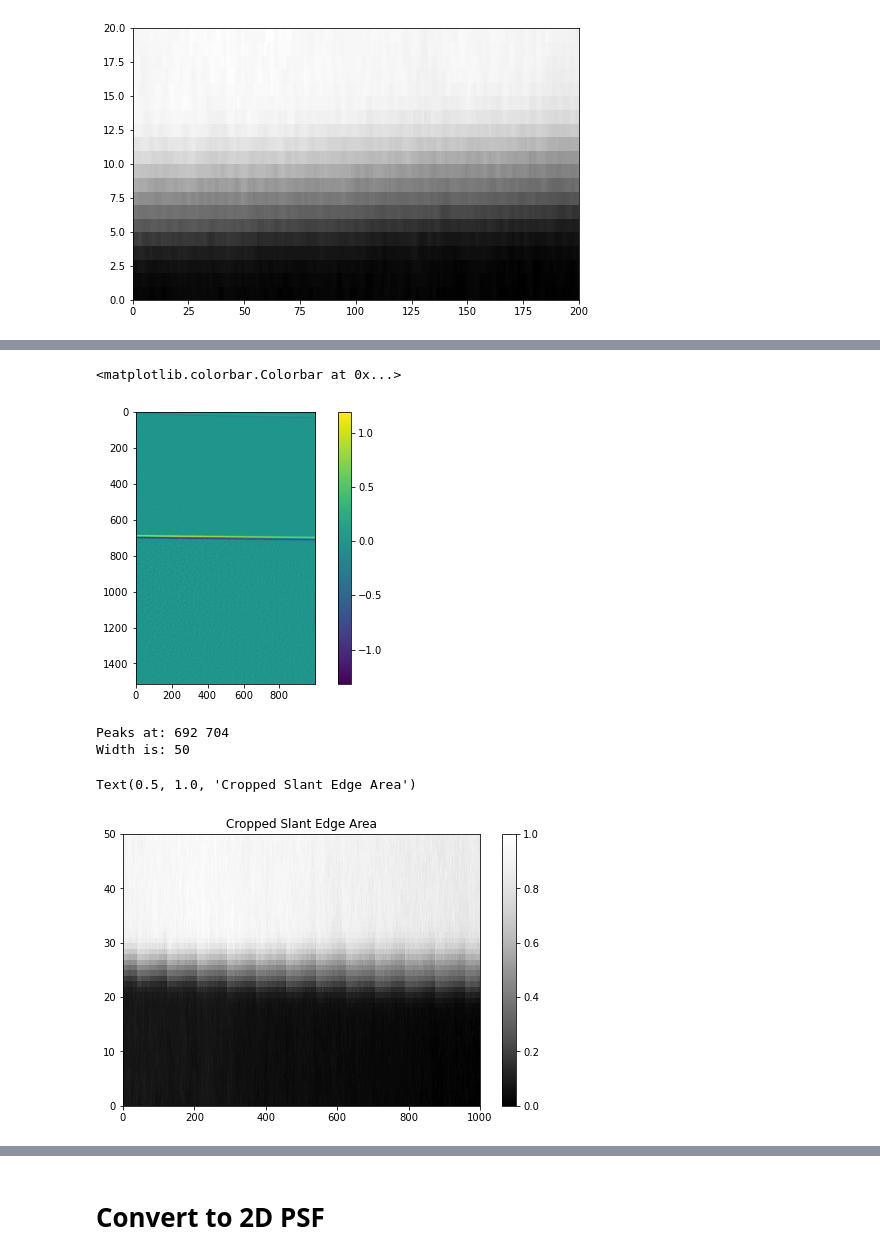
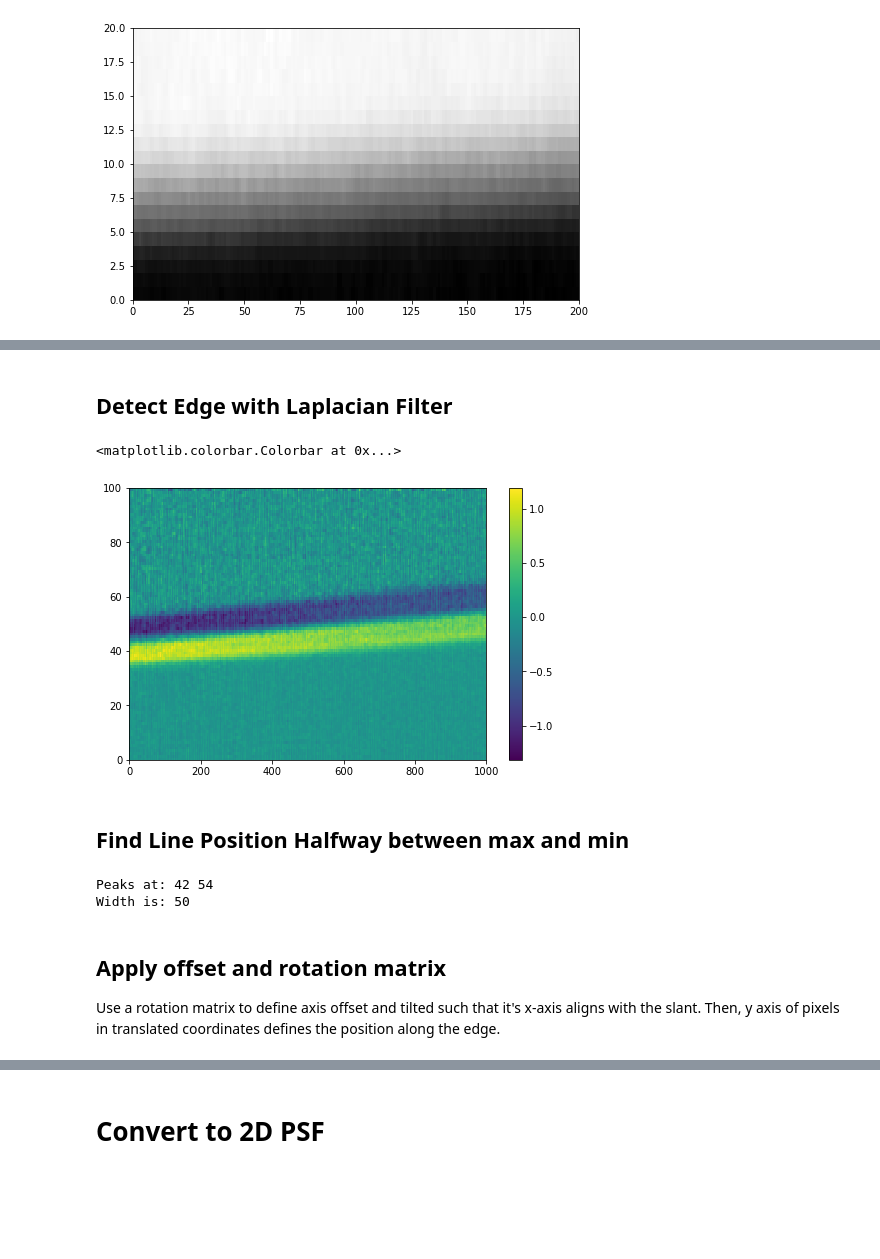
Before and after one commit to vdutell/st-bravo_analysis, a Jupyter notebook: 0b. Calibration_MTF_SlantEdge.ipynb, the cells around one changed output, grey strips where cells are left out. Drawn from its saved outputs; the diff is of its cells as text; code cells hidden in the pictures; blank space fills up the shorter version.

Commit message:
collapsed onto line

```diff
--- a/0b. Calibration_MTF_SlantEdge.ipynb
+++ b/0b. Calibration_MTF_SlantEdge.ipynb
@@ -213,4 +210,0 @@ Text(0.5, 1.0, 'Frame - Greyscale')
-# %%
-frame_grey = frame_grey[:,:1000]
-plt.imshow(frame_grey,cmap='Greys_r')
-plt.title('Frame - Greyscale')
@@ -230,0 +222,5 @@ plt.pcolormesh(crop,cmap='Greys_r')
+# %%
+frame_grey = frame_grey[650:750,:1000]
+#plt.figure(figsize=(12,12))
+plt.pcolormesh(frame_grey,cmap='Greys_r')
+plt.title('Frame - Greyscale')
@@ -231,13 +230,17 @@ plt.pcolormesh(crop,cmap='Greys_r')
+# %% [markdown]
+## Detect Edge with Laplacian Filter
 # %%
 kern_width = 10
 kernel = np.ones((kern_width,kern_width),np.float32)/(kern_width**2)
 filtered_frame = cv2.filter2D(frame_grey,-1,kernel) #first smooth
 filtered_frame = cv2.Laplacian(filtered_frame, cv2.CV_64F) #then Laplacian Filter
-plt.imshow(filtered_frame)
+plt.pcolormesh(filtered_frame)
 plt.colorbar()
 # %% [output]
 <matplotlib.colorbar.Colorbar at 0x...>
-[figure, old version]
+[figure, new version]
+# %% [markdown]
+## Find Line Position Halfway between max and min
 # %%
 #these x/y axes are set for a vertical axis step function
 peak_l = np.argmax(filtered_frame[:,0])
@@ -248,21 +251,12 @@ peak_r = np.argmax(filtered_frame[:,-1])
 trough_r = np.argmin(filtered_frame[:,-1])
 center_r = round(np.mean((peak_r,trough_r)))
 
-
 print('Peaks at:',center_l, center_r)
-
 halfwidth = 25
 print('Width is:', halfwidth*2)
-center_idxes = [round(x) for x in np.linspace(center_l, center_r, filtered_frame.shape[1])]
-crop = np.array([frame_grey[c-halfwidth:c+halfwidth,i] for i, c in enumerate(center_idxes)]).T
-
-crop = crop-np.min(crop)
-crop = crop/np.max(crop)
-plt.pcolormesh(crop,cmap='Greys_r')
-plt.colorbar()
-plt.title("Cropped Slant Edge Area")
 # %% [output]
-Peaks at: 692 704
+Peaks at: 42 54
 Width is: 50
-Text(0.5, 1.0, 'Cropped Slant Edge Area')
-[figure, removed]
+# %% [markdown]
+## Apply offset and rotation matrix
+Use a rotation matrix to define axis offset and tilted such that it's x-axis aligns with the slant. Then, y axis of pixels in translated coordinates defines the position along the edge.
```
Also changed, not shown: parts of 19 cells of this notebook.
